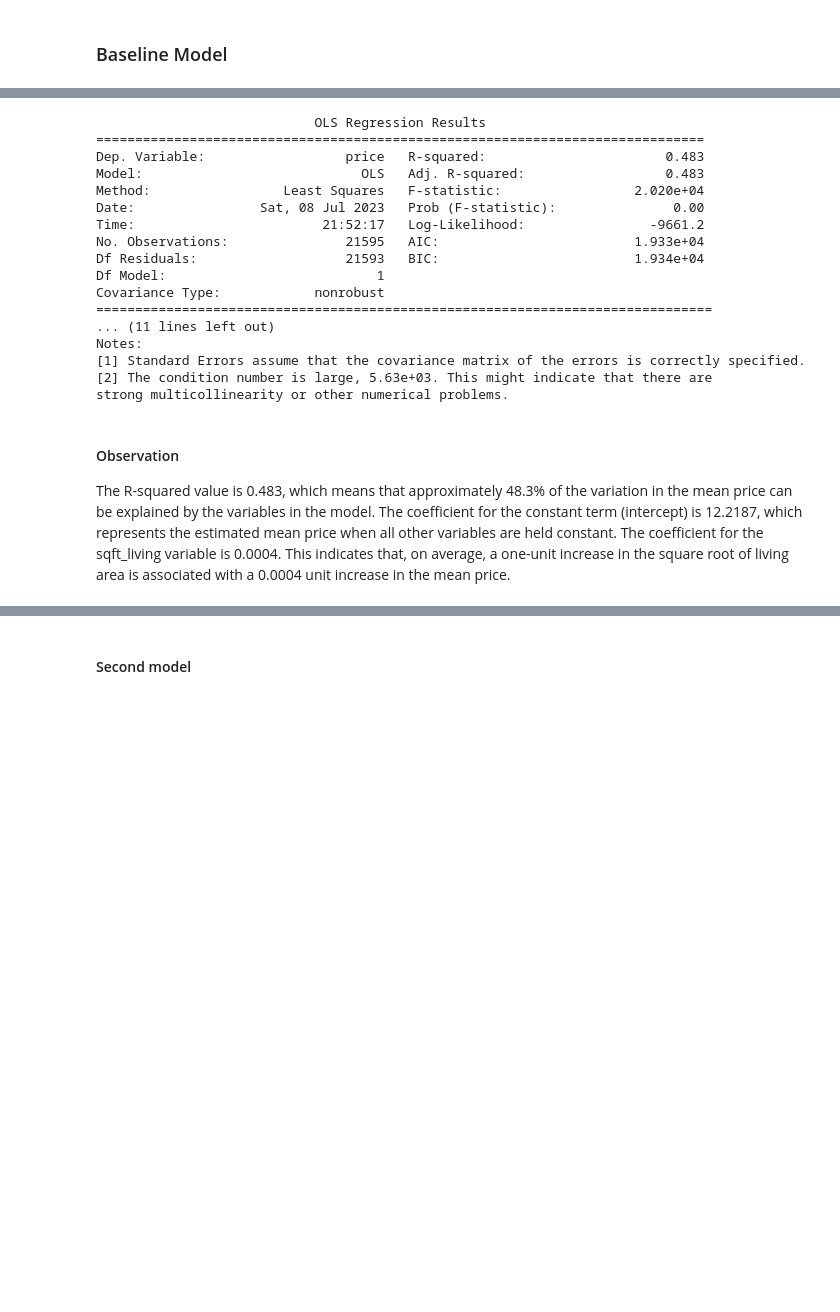
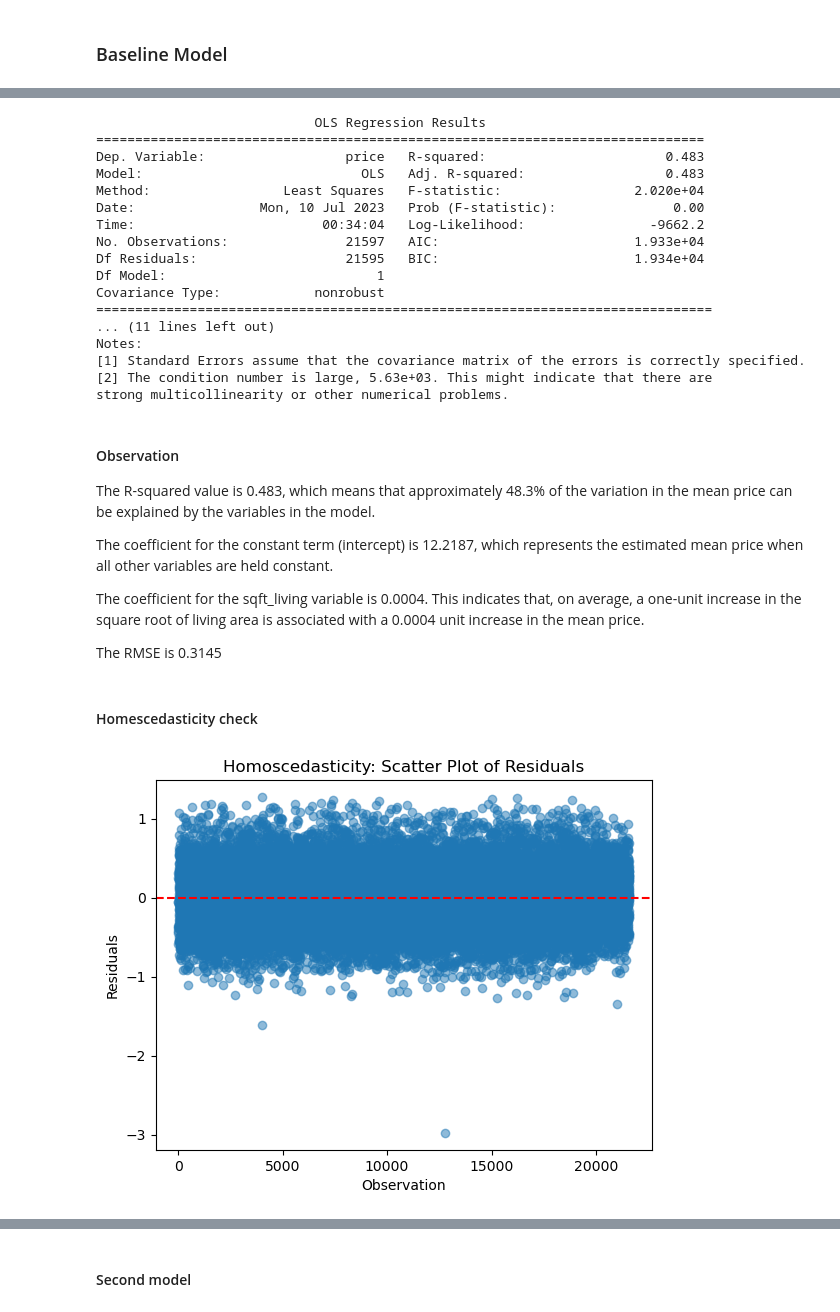
Before and after one commit to wanjikuciku/King-County-Real-Estate-Analysis, a Jupyter notebook: student.ipynb, the cells around one changed output, grey strips where cells are left out. Saved outputs shown, nothing was run; the diff lists cells and outputs as text; code cells hidden in the pictures; blank space fills up the shorter version.

```diff
--- a/student.ipynb
+++ b/student.ipynb
@@ -425,25 +414,27 @@ y_log = np.log(y)
 # %%
-# Prepare the feature matrix and target variable
-# Apply square root transformation to the target variable
 
 # Add a constant column to the feature matrix
 X = sm.add_constant(X)
 
-# Fit the OLS regression model
-model = sm.OLS(y_log, X).fit()
+
+# Fit the model and obtain the predicted values
+model = sm.OLS(y_log, X)
+results = model.fit()
+
+
 
 # Print the model summary
-print(model.summary())
+print(results.summary())
 # %% [output]
                             OLS Regression Results
 ==============================================================================
 Dep. Variable:                  price   R-squared:                       0.483
 Model:                            OLS   Adj. R-squared:                  0.483
 Method:                 Least Squares   F-statistic:                 2.020e+04
-Date:                Sat, 08 Jul 2023   Prob (F-statistic):               0.00
-Time:                        21:52:17   Log-Likelihood:                -9661.2
-No. Observations:               21595   AIC:                         1.933e+04
-Df Residuals:                   21593   BIC:                         1.934e+04
+Date:                Mon, 10 Jul 2023   Prob (F-statistic):               0.00
+Time:                        00:34:04   Log-Likelihood:                -9662.2
+No. Observations:               21597   AIC:                         1.933e+04
+Df Residuals:                   21595   BIC:                         1.934e+04
 Df Model:                           1
 Covariance Type:            nonrobust
 ===============================================================================
@@ -456,5 +460,23 @@ strong multicollinearity or other numerical problems.
 #### Observation
 
 The R-squared value is 0.483, which means that approximately 48.3% of the variation in the mean price can be explained by the variables in the model.
+
 The coefficient for the constant term (intercept) is 12.2187, which represents the estimated mean price when all other variables are held constant.
+
 The coefficient for the sqft_living variable is 0.0004. This indicates that, on average, a one-unit increase in the square root of living area is associated with a 0.0004 unit increase in the mean price.
+
+The RMSE is 0.3145
+# %% [markdown]
+#### Homescedasticity check
+# %%
+# Calculate the residuals
+residuals = results.resid
+
+# Create the scatter plot of residuals
+plt.scatter(x=range(residuals.shape[0]), y=residuals, alpha=0.5)
+plt.axhline(y=0, color='r', linestyle='--')  # Add a horizontal line at y=0 for reference
+plt.xlabel('Observation')
+plt.ylabel('Residuals')
+plt.title('Homoscedasticity: Scatter Plot of Residuals');
+# %% [output]
+[figure, added]
```
Also changed, not shown: parts of 69 cells of this notebook, 5 other files.
